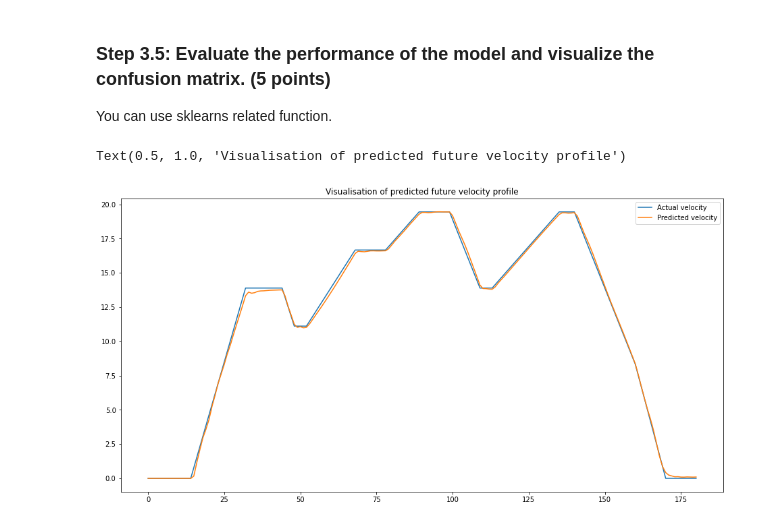
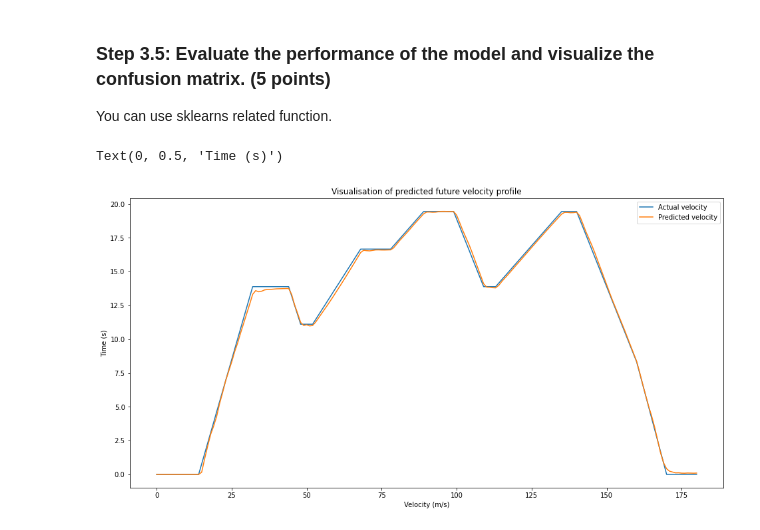
Before and after one commit to tsersiew/fyp_speed_predictor, a Jupyter notebook: LSTM.ipynb, the cells around one changed output. Drawn from its saved outputs; the diff is of its cells as text; code cells hidden in the pictures.

Commit message:
edited visualisation plot

```diff
--- a/LSTM.ipynb
+++ b/LSTM.ipynb
@@ -264,10 +264,12 @@ You can use sklearns related function.
 # %%
 fig, ax = plt.subplots(figsize=(16,8))
 # ax.set_facecolor('#000041')
 ax.plot(y_test, label='Actual velocity')
 plt.plot(predictions, label='Predicted velocity')
 plt.legend()
 plt.title('Visualisation of predicted future velocity profile')
+plt.xlabel("Velocity (m/s)")
+plt.ylabel("Time (s)")
 # %% [output]
-Text(0.5, 1.0, 'Visualisation of predicted future velocity profile')
+Text(0, 0.5, 'Time (s)')
-[figure, old version]
+[figure, new version]
```
Also changed, not shown: 1 other file.
